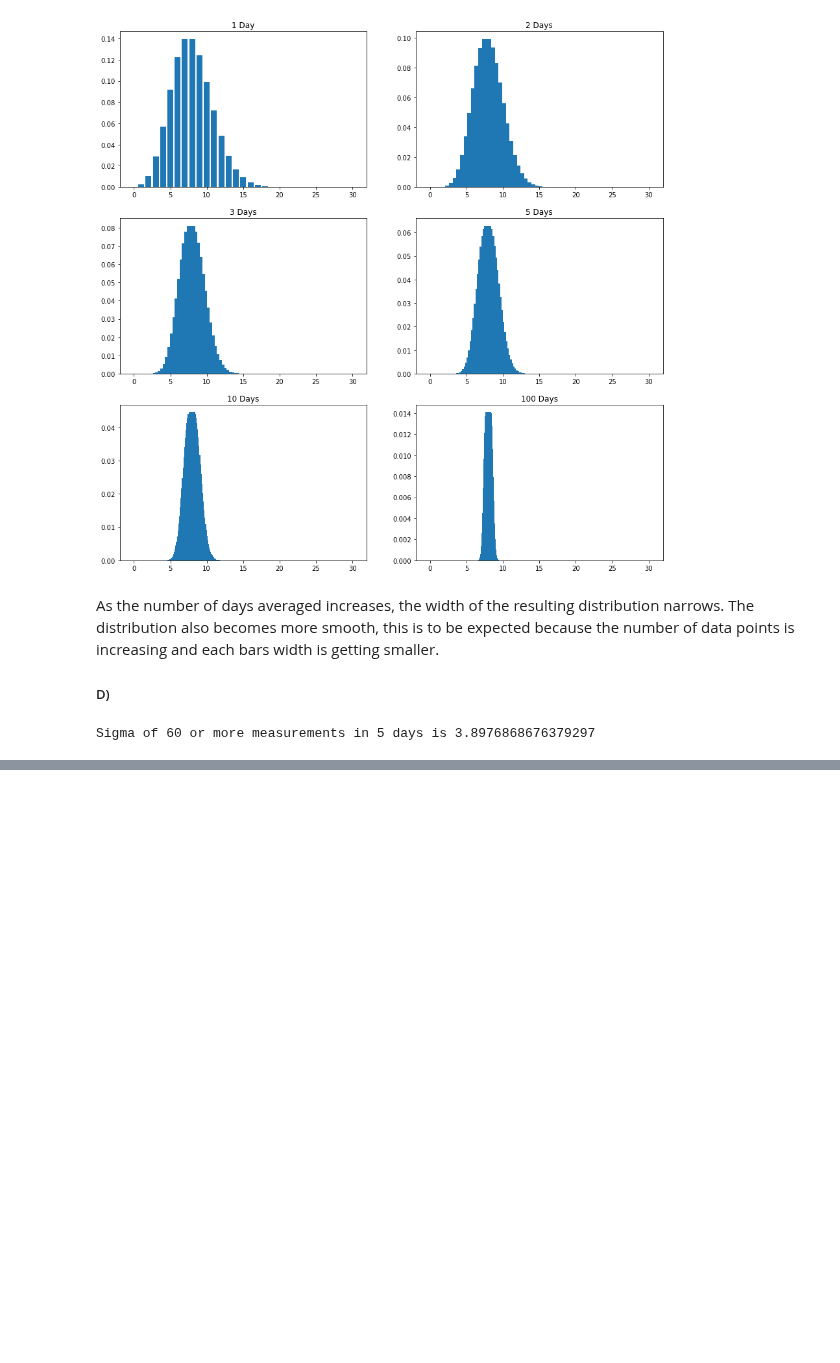
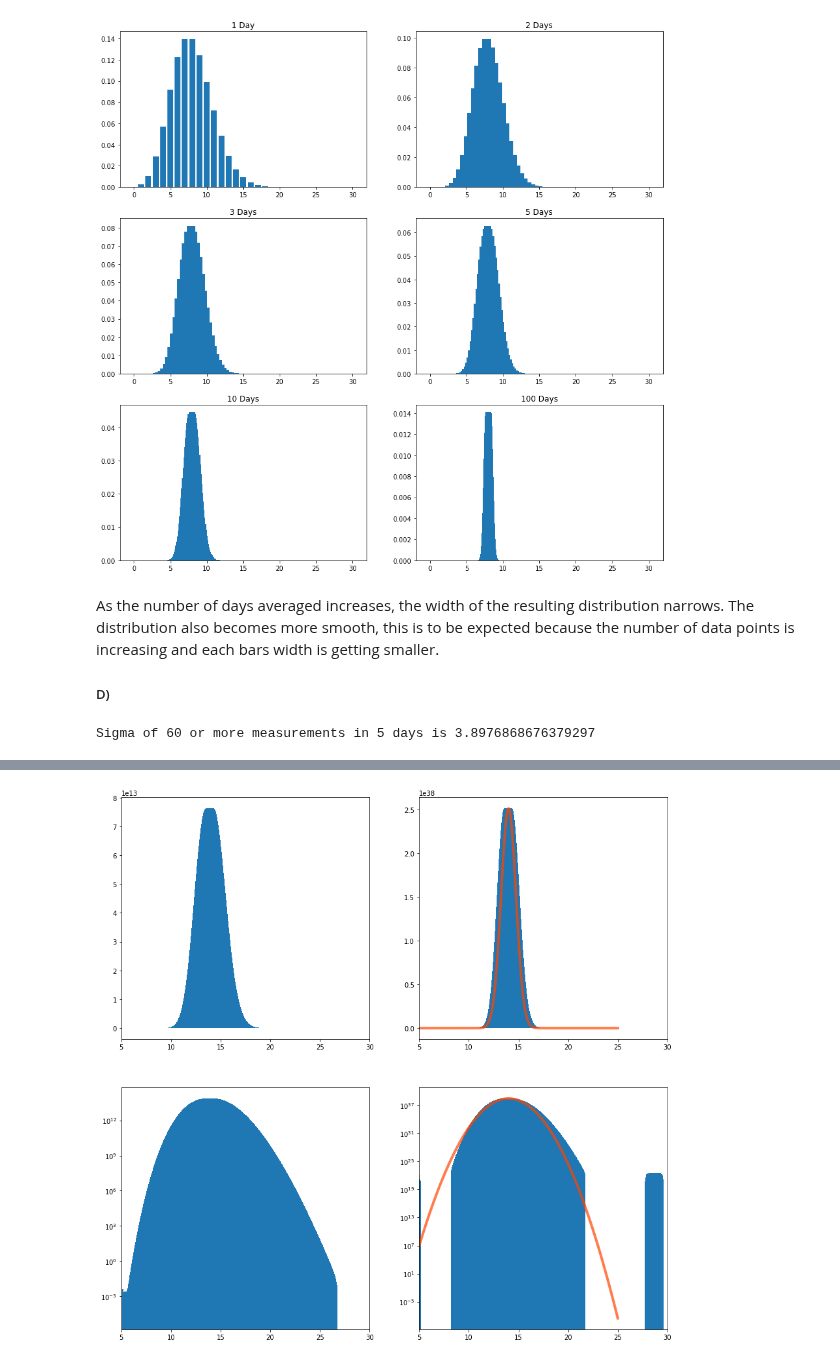
Before and after one commit to jeff-abe/PHYS434, a Jupyter notebook: Lab2.ipynb, the cells around one changed output, grey strips where cells are left out. Saved outputs shown, nothing was run; the diff lists cells and outputs as text; code cells hidden in the pictures; blank space fills up the shorter version.

```diff
--- a/Lab2.ipynb
+++ b/Lab2.ipynb
@@ -114,0 +152,33 @@ Sigma of 60 or more measurements in 5 days is 3.8976868676379297
+# %%
+x1 = np.linspace(5,25,301)
+p4 = p1
+for i in range(0,19):
+    p4 = scipy.signal.fftconvolve(p4,p1)
+x4 = np.linspace(0,60,len(p4))
+p5 = p1
+for i in range(0,49):
+    p5 = scipy.signal.fftconvolve(p5,p1)
+x5 = np.linspace(0,60,len(p5))
+np5 = p5/sum(p5)
+sigma = np.sqrt(sum(np.square(x5)*np5)-sum(x5*np5)**2)
+mean = sum(x5*np5)
+pg = stats.norm.pdf(x1, loc = mean, scale = sigma)
+pg = pg * max(p5)/max(pg)
+# %%
+#Plotting
+fig, ((ax1,ax2),(ax3,ax4)) = plt.subplots(2,2)
+ax1.bar(x4,p4)
+ax2.bar(x5,p5)
+ax2.plot(x1,pg, alpha = 0.7, linewidth = 4, color = 'orangered')
+ax3.bar(x4,p4)
+ax4.bar(x5,p5)
+ax4.plot(x1,pg, alpha = 0.7, linewidth = 4,color = 'orangered')
+ax3.set_yscale('log')
+ax4.set_yscale('log')
+ax1.set_xlim([5,30])
+ax2.set_xlim([5,30])
+ax3.set_xlim([5,30])
+ax4.set_xlim([5,30])
+plt.show()
+# %% [output]
+[figure, added]
```
Also changed, not shown: parts of 7 cells of this notebook.
